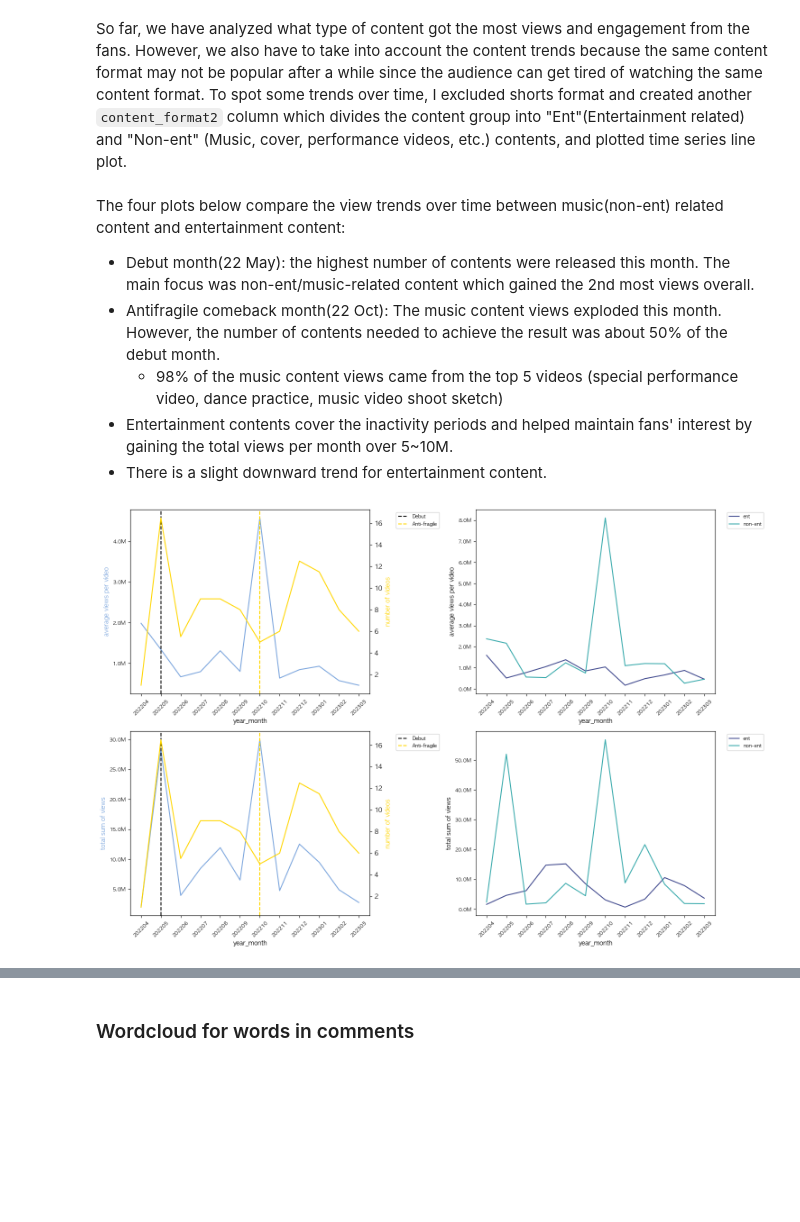
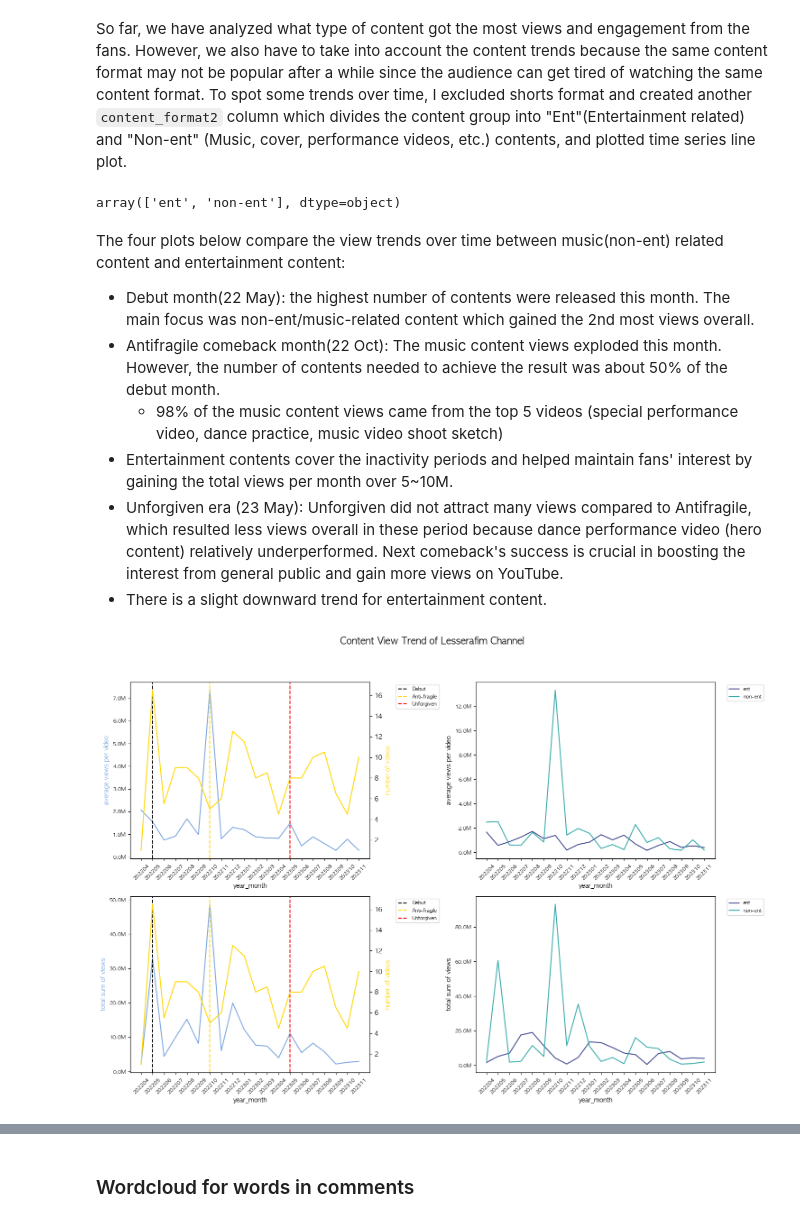
Before and after one commit to tomyeo88/lesserafim_YT_analysis, a Jupyter notebook: ls_ch_pjt.ipynb, the cells around one changed output, grey strips where cells are left out. Drawn from its saved outputs; the diff is of its cells as text; code cells hidden in the pictures; blank space fills up the shorter version.

Commit message:
ls_channel analysis v2

```diff
--- a/ls_ch_pjt.ipynb
+++ b/ls_ch_pjt.ipynb
@@ -261,8 +260,17 @@ comments.to_csv('comments.csv', index=False)
 Read in the csv file to perform EDA.
 # %%
 # Read video id list csv file
-video_id_list = pd.read_csv('LS_video_ids.csv')
+video_id_list = pd.read_csv('LS_video_ids_v2.csv')
 # Get video_stat csv file data
-video_stat = pd.read_csv('video_stat.csv')
+video_stat = pd.read_csv('video_stat_v2.csv')
+
 # Get comments csv file
-comments = pd.read_csv('comments.csv')
+# Divide the data into chunks (10000)
+chunk_size = 10000
+chunks = []
+
+for chunk in pd.read_csv('comments_v2.csv', chunksize=chunk_size):
+    chunks.append(chunk)
+
+# concat the data
+comments = pd.concat(chunks, ignore_index=True)
@@ -510,6 +597,7 @@ pattern = r'\[(.*?)\]'
 # Apply the pattern to the 'title' column and create a new 'content_format' column
 video_stat['content_format'] = video_stat['title'].apply(lambda x: re.findall(pattern, x)[0] if re.findall(pattern, x) else '')
 video_stat.loc[video_stat['content_format'] == "", 'content_format'] = 'Other'
+
 # Combine two different unicode format value (LEPLAY)
 video_stat.loc[(video_stat['content_format']=="LE▶️PLAY")|(video_stat['content_format']=="LE▶PLAY"), 'content_format'] = "LEPLAY"
 
@@ -519,7 +607,7 @@ video_stat.loc[video_stat['duration'] <= "00:01:00", 'video_format'] = 'Shorts'
 video_stat['video_format'] = video_stat['video_format'].fillna('VOD',axis=0)
 
 # Create a promotion column that has "협찬", "광고", or "PPL" keyword in the description
-video_stat.loc[[0, 30], 'promotion'] = True
+video_stat.loc[video_stat['description'].str.contains("협찬|광고|PPL"), 'promotion'] = True
 video_stat['promotion'] = video_stat['promotion'].fillna(False, axis=0)
 # %%
 video_stat['content_format'].unique()
@@ -732,21 +832,26 @@ video_stat_no_shorts = video_stat.query('video_format != "Shorts"')
 # Create content_format2 that divides the content form into "ent" and "non-ent"
 video_stat_no_shorts.loc[video_stat_no_shorts['content_format'].str.contains("Other|COVER|PREVIEW|SPECIAL|EPISODE"),'content_format2'] = 'non-ent'
 video_stat_no_shorts['content_format2'] = video_stat_no_shorts['content_format2'].fillna('ent', axis=0)
+# %%
+video_stat_no_shorts['content_format2'].unique()
+# %% [output]
+array(['ent', 'non-ent'], dtype=object)
 # %%
 # Create new varaibles to plot
-content2_time_mean_metric = video_stat_no_shorts.groupby(['content_format2','year_month']).mean()[['view','like','comment']].sort_values(by='year_month').reset_index()
-content2_time_sum_metric = video_stat_no_shorts.groupby(['content_format2','year_month']).sum()[['view','like','comment']].sort_values(by='year_month').reset_index()
-content2_time_count = video_stat_no_shorts.groupby(['content_format2','year_month']).sum()[['view','count']].sort_values(by='year_month').reset_index()
+content2_time_mean_metric = video_stat_no_shorts.groupby(['content_format2','year_month'])[['view','like','comment']].mean().sort_values(by='year_month').reset_index()
+content2_time_sum_metric = video_stat_no_shorts.groupby(['content_format2','year_month'])[['view','like','comment']].sum().sort_values(by='year_month').reset_index()
+content2_time_count = video_stat_no_shorts.groupby(['content_format2','year_month'])[['view','count']].sum().sort_values(by='year_month').reset_index()
 
-ent_content_time_mean_metric = video_stat_no_shorts.query('content_format2 == "ent"').groupby(['content_format','year_month']).mean()[['view','like','comment']].sort_values(by='year_month').reset_index()
-ent_content_time_sum_metric = video_stat_no_shorts.query('content_format2 == "ent"').groupby(['content_format','year_month']).sum()[['view','like','comment']].sort_values(by='year_month').reset_index()
-ent_content_time_count = video_stat_no_shorts.query('content_format2 == "ent"').groupby(['content_format','year_month']).sum()[['view','count']].sort_values(by='year_month').reset_index()
+ent_content_time_mean_metric = video_stat_no_shorts.query('content_format2 == "ent"').groupby(['content_format','year_month'])[['view','like','comment']].mean().sort_values(by='year_month').reset_index()
+ent_content_time_sum_metric = video_stat_no_shorts.query('content_format2 == "ent"').groupby(['content_format','year_month'])[['view','like','comment']].sum().sort_values(by='year_month').reset_index()
+ent_content_time_count = video_stat_no_shorts.query('content_format2 == "ent"').groupby(['content_format','year_month'])[['view','count']].sum().sort_values(by='year_month').reset_index()
 # %% [markdown]
 The four plots below compare the view trends over time between music(non-ent) related content and entertainment content:
 - Debut month(22 May): the highest number of contents were released this month. The main focus was non-ent/music-related content which gained the 2nd most views overall.
 - Antifragile comeback month(22 Oct): The music content views exploded this month. However, the number of contents needed to achieve the result was about 50% of the debut month.
   - 98% of the music content views came from the top 5 videos (special performance video, dance practice, music video shoot sketch)
 - Entertainment contents cover the inactivity periods and helped maintain fans' interest by gaining the total views per month over 5~10M.
+- Unforgiven era (23 May): Unforgiven did not attract many views compared to Antifragile, which resulted less views overall in these period because dance performance video (hero content) relatively underperformed. Next comeback's success is crucial in boosting the interest from general public and gain more views on YouTube.
 - There is a slight downward trend for entertainment content.
 # %%
 f, ax = plt.subplots(2,2, figsize=(15,10))
@@ -777,6 +882,7 @@ ax[1].yaxis.set_major_formatter(formatter_m)
 # Draw a vertical line for major events
 ax[0].axvline("202205", linestyle='--', color='black', label='Debut')
 ax[0].axvline("202210", linestyle='--', color='gold', label='Anti-fragile')
+ax[0].axvline("202305", linestyle='--', color='red', label='Unforgiven')
 
 # Get the legends outside the graph
 ax[0].legend(bbox_to_anchor=(1.10, 1), loc="upper left", fontsize=8)
@@ -788,34 +894,37 @@ sns.lineplot(x= 'year_month', y= 'view', data=content2_time_sum_metric, ax=ax[2]
 ax3 = ax[2].twinx()
 
 sns.lineplot(x= 'year_month', y= 'count', data=content2_time_count, ax=ax3, color='gold', ci=None)
 sns.lineplot(x= 'year_month', y= 'view', data=content2_time_sum_metric, hue= 'content_format2', ax=ax[3], palette = 'mako')
 
 # Label y axis
 ax[2].set_ylabel('total sum of views', color='#7ca6de')
 ax3.set_ylabel('number of videos', color='gold')
 ax[3].set_ylabel('total sum of views')
 
 # Rotate x axis
 ax[2].set_xticklabels(ax[2].get_xticklabels(), fontsize= 8, rotation=45)
 ax[2].set_yticklabels(ax[2].get_yticklabels(), fontsize= 8)
 ax[3].set_xticklabels(ax[3].get_xticklabels(), fontsize= 8, rotation=45)
 ax[3].set_yticklabels(ax[3].get_yticklabels(), fontsize= 8)
 
 # Format yaxis number
 ax[2].yaxis.set_major_formatter(formatter_m)
 ax[3].yaxis.set_major_formatter(formatter_m)
 
 # Draw a vertical line for major events
 ax[2].axvline("202205", linestyle='--', color='black', label='Debut')
 ax[2].axvline("202210", linestyle='--', color='gold', label='Anti-fragile')
+ax[2].axvline("202305", linestyle='--', color='red', label='Unforgiven')
 
 # Get the legends outside the graph
 ax[2].legend(bbox_to_anchor=(1.10, 1), loc="upper left", fontsize=8)
 ax[3].legend(bbox_to_anchor=(1.04, 1), loc="upper left", fontsize=8)
 
+plt.suptitle("Content View Trend of Lesserafim Channel", fontsize=15, y=1.05)
+
 plt.tight_layout()
 # %% [output]
-[figure, old version]
+[figure, new version]
 # %%
 video_stat_no_shorts.query('year_month == "202210" and content_format2=="non-ent"').sort_values(by='view', ascending=False).reset_index()[['upload_date','title','view']]
 # %% [output]
```
Also changed, not shown: parts of 50 cells of this notebook, 3 other files.
